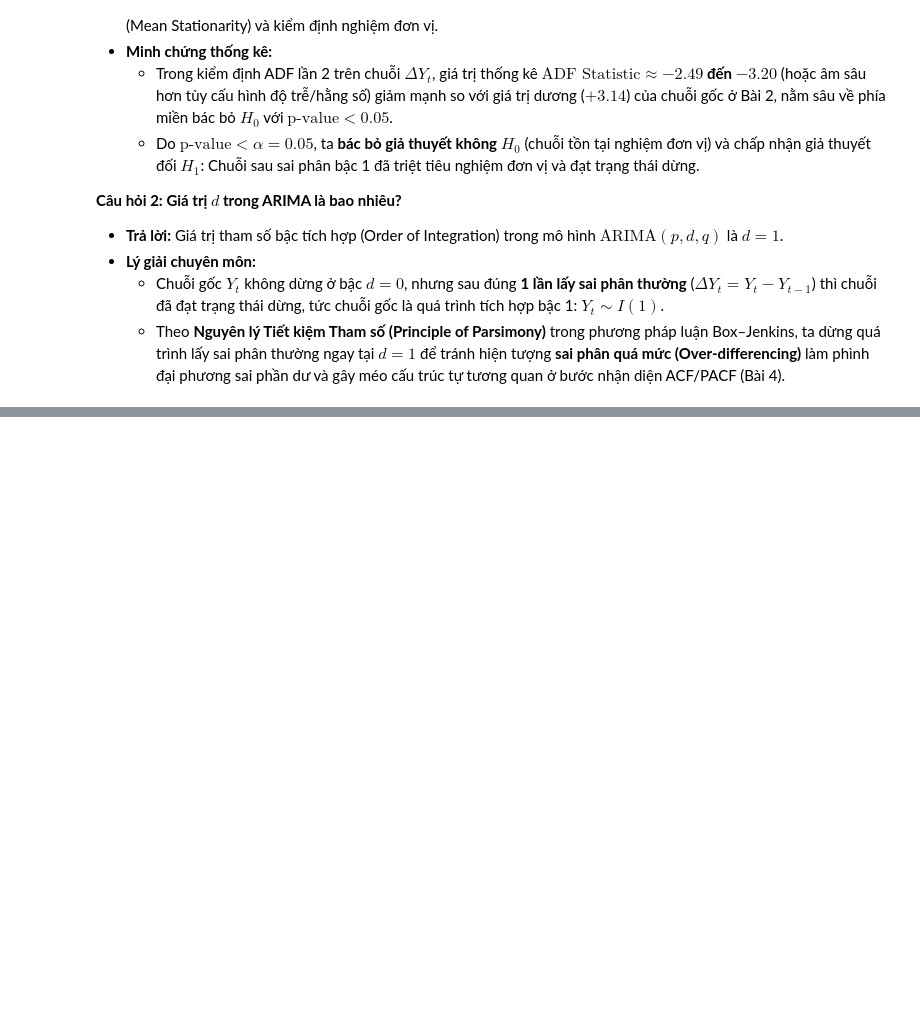
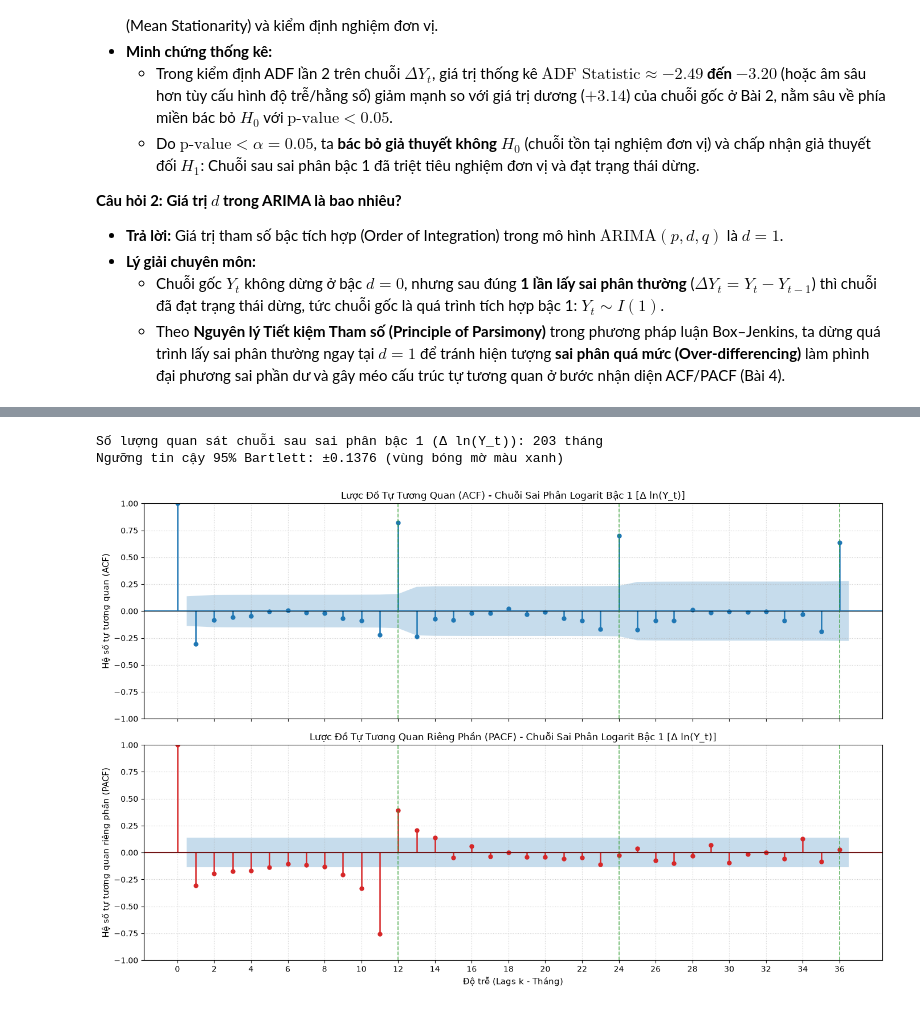
Before and after one commit to ZojithichIT/Lab2_Timeseries, a Jupyter notebook: scripts/main.ipynb, the cells around one changed output, grey strips where cells are left out. Drawn from its saved outputs; the diff is of its cells as text; code cells hidden in the pictures; blank space fills up the shorter version.

Commit message:
feat(bai4): Hoan thien phan tich ACF/PACF, nhan dien bac mo hinh va chuan hoa notebook

```diff
--- a/scripts/main.ipynb
+++ b/scripts/main.ipynb
@@ -757,0 +498,59 @@ Dựa trên kết quả trực quan hóa lược đồ ACF/PACF, bảng định
+# %%
+# 1. Trực quan hóa Lược đồ Tự Tương Quan (ACF) & Tự Tương Quan Riêng Phần (PACF)
+import os
+import matplotlib.pyplot as plt
+import numpy as np
+import pandas as pd
+from statsmodels.graphics.tsaplots import plot_acf, plot_pacf
+
+# Đảm bảo dữ liệu chuỗi thời gian luôn sẵn sàng dù chạy từ bất kỳ thư mục nào
+if 'df' not in globals():
+    file_path = '../data/raw/a10.csv' if os.path.exists('../data/raw/a10.csv') else 'data/raw/a10.csv'
+    df = pd.read_csv(file_path, parse_dates=['date'], index_col='date').asfreq('MS')
+
+# Thực hiện biến đổi logarit để ổn định hóa phương sai (Option B - Log Transformation)
+df['log_value'] = np.log(df['value'])
+
+# Lấy sai phân bậc 1 của chuỗi logarit: Δ ln(Y_t) = ln(Y_t) - ln(Y_{t-1})
+log_diff1_series = df['log_value'].diff(1).dropna()
+nlags = 36
+conf_bound = 1.96 / np.sqrt(len(log_diff1_series))
+
+print(f"Số lượng quan sát chuỗi sau sai phân bậc 1 (Δ ln(Y_t)): {len(log_diff1_series)} tháng")
+print(f"Ngưỡng tin cậy 95% Bartlett: ±{conf_bound:.4f} (vùng bóng mờ màu xanh)")
+
+# Khởi tạo đồ thị 2 panel trực quan hóa đồng thời ACF và PACF
+fig, axes = plt.subplots(2, 1, figsize=(14, 9), sharex=True)
+
+# 1. Vẽ lược đồ Autocorrelation Function (ACF)
+plot_acf(log_diff1_series, lags=nlags, ax=axes[0], alpha=0.05, color='#1f77b4',
+         vlines_kwargs={'colors': '#1f77b4', 'linewidth': 1.8},
+         title="Lược Đồ Tự Tương Quan (ACF) - Chuỗi Sai Phân Logarit Bậc 1 [Δ ln(Y_t)]")
+axes[0].set_ylabel("Hệ số tự tương quan (ACF)", fontsize=11)
+axes[0].grid(True, linestyle=':', alpha=0.6)
+
+# 2. Vẽ lược đồ Partial Autocorrelation Function (PACF)
+plot_pacf(log_diff1_series, lags=nlags, ax=axes[1], alpha=0.05, method='ywm', color='#d62728',
+          vlines_kwargs={'colors': '#d62728', 'linewidth': 1.8},
+          title="Lược Đồ Tự Tương Quan Riêng Phần (PACF) - Chuỗi Sai Phân Logarit Bậc 1 [Δ ln(Y_t)]")
+axes[1].set_xlabel("Độ trễ (Lags k - Tháng)", fontsize=11)
+axes[1].set_ylabel("Hệ số tự tương quan riêng phần (PACF)", fontsize=11)
+axes[1].grid(True, linestyle=':', alpha=0.6)
+
+# Đánh dấu các mốc mùa vụ quan trọng (k = 12, 24, 36) trên cả 2 đồ thị
+for ax in axes:
+    for seasonal_lag in [12, 24, 36]:
+        ax.axvline(seasonal_lag, color='#2ca02c', linestyle='--', linewidth=1.2, alpha=0.7)
+    ax.axhline(0, color='black', linestyle='-', linewidth=0.8, alpha=0.8)
+
+plt.xticks(range(0, nlags + 1, 2))
+plt.tight_layout()
+
+img_dir = '../docs/images' if os.path.exists('../docs/images') else 'docs/images'
+os.makedirs(img_dir, exist_ok=True)
+plt.savefig(os.path.join(img_dir, '04_acf_pacf_diff1.png'), dpi=300)
+plt.show()
+# %% [output]
+Số lượng quan sát chuỗi sau sai phân bậc 1 (Δ ln(Y_t)): 203 tháng
+Ngưỡng tin cậy 95% Bartlett: ±0.1376 (vùng bóng mờ màu xanh)
+[figure, added]
```
Also changed, not shown: parts of 31 cells of this notebook, 14 other files.
